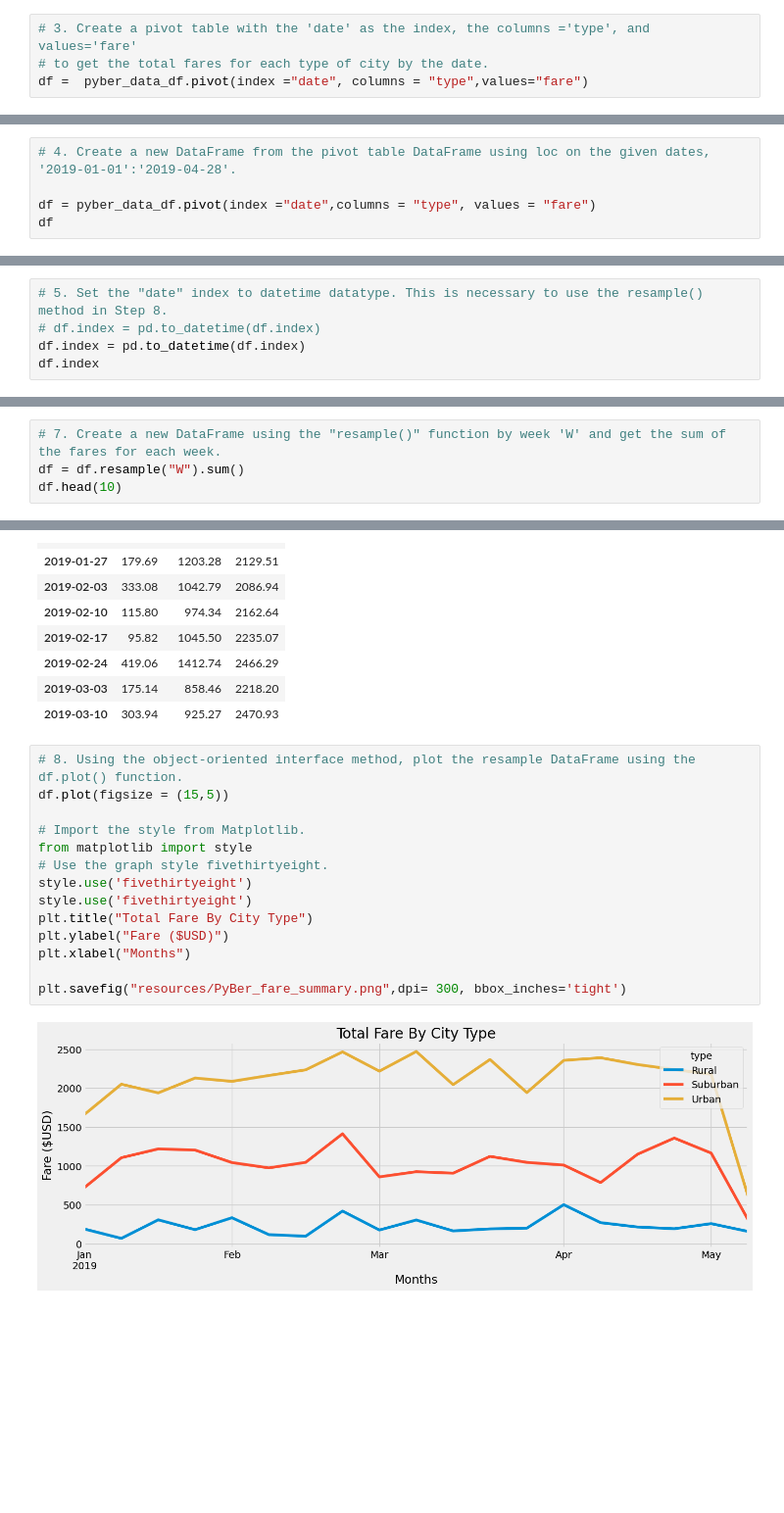
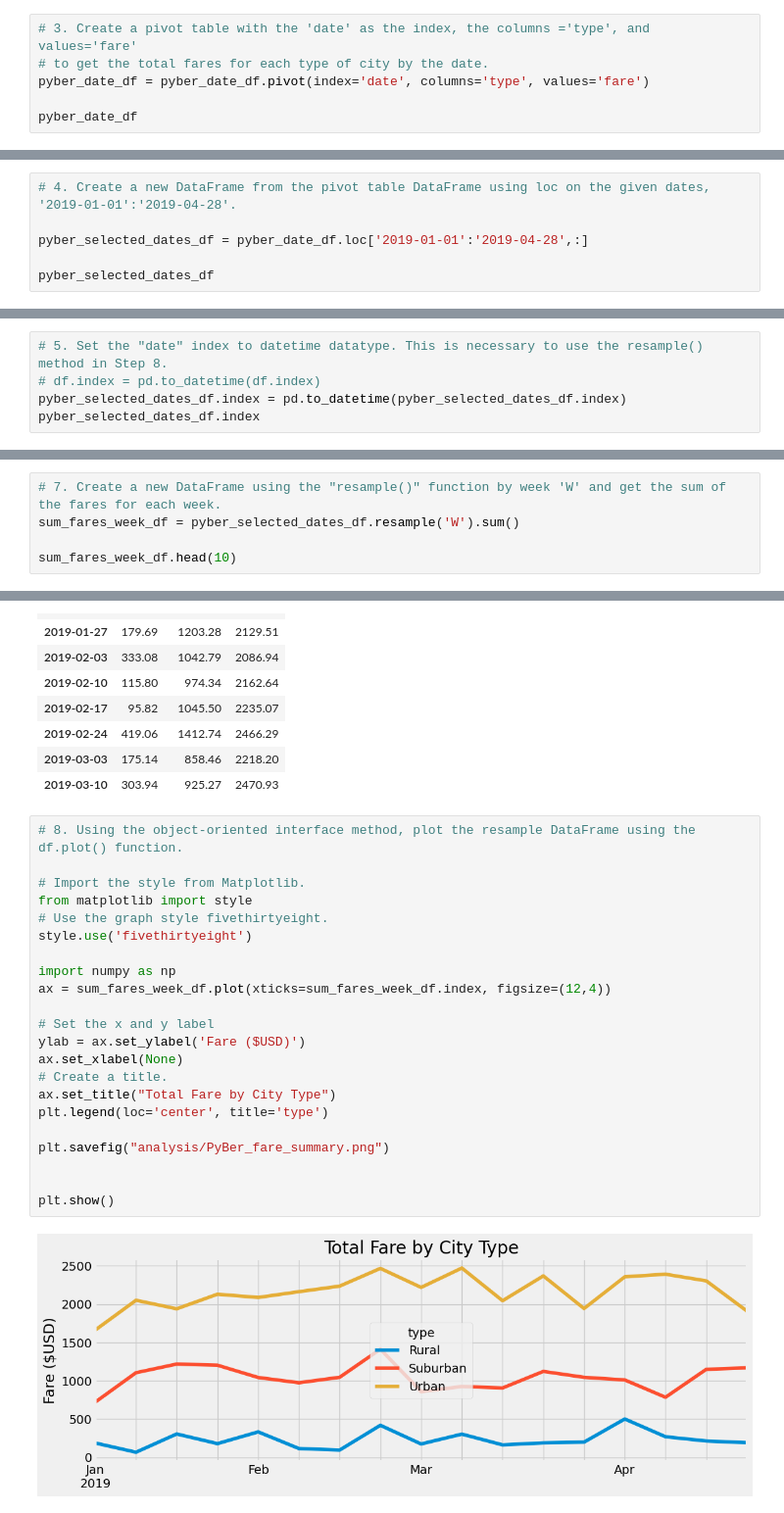
Before and after one commit to ipar2022/PyBer_Analysis, a Jupyter notebook: PyBer_Challenge.ipynb, the cells around one changed output, grey strips where cells are left out. Shown: that part at 98% size. Cells and saved outputs as stored; diff of their text form; blank space fills up the shorter version.

```diff
--- a/PyBer_Challenge.ipynb
+++ b/PyBer_Challenge.ipynb
@@ -162,4 +167,6 @@ NameError: name 'df' is not defined
 # %%
 # 3. Create a pivot table with the 'date' as the index, the columns ='type', and values='fare'
 # to get the total fares for each type of city by the date.
-df =  pyber_data_df.pivot(index ="date", columns = "type",values="fare")
+pyber_date_df = pyber_date_df.pivot(index='date', columns='type', values='fare')
+
+pyber_date_df
@@ -166,8 +188,9 @@ df =  pyber_data_df.pivot(index ="date", columns = "type",values="fare")
 # %%
 # 4. Create a new DataFrame from the pivot table DataFrame using loc on the given dates, '2019-01-01':'2019-04-28'.
 
-df = pyber_data_df.pivot(index ="date",columns = "type", values = "fare")
-df
+pyber_selected_dates_df = pyber_date_df.loc['2019-01-01':'2019-04-28',:]
+
+pyber_selected_dates_df
 # %% [output]
 | type | Rural | Suburban | Urban |
 | date |  |  |  |
@@ -186,8 +209,8 @@ df
 # %%
 # 5. Set the "date" index to datetime datatype. This is necessary to use the resample() method in Step 8.
 # df.index = pd.to_datetime(df.index)
-df.index = pd.to_datetime(df.index)
-df.index
+pyber_selected_dates_df.index = pd.to_datetime(pyber_selected_dates_df.index)
+pyber_selected_dates_df.index
 # %% [output]
 DatetimeIndex(['2019-01-01 00:08:16', '2019-01-01 00:46:46',
                '2019-01-01 02:07:24', '2019-01-01 03:46:50',
@@ -218,7 +241,8 @@ memory usage: 74.2 KB
 # %%
 # 7. Create a new DataFrame using the "resample()" function by week 'W' and get the sum of the fares for each week.
-df = df.resample("W").sum()
-df.head(10)
+sum_fares_week_df = pyber_selected_dates_df.resample('W').sum()
+
+sum_fares_week_df.head(10)
 # %% [output]
 | type | Rural | Suburban | Urban |
 | date |  |  |  |
@@ -234,17 +258,25 @@ df.head(10)
 | 2019-03-10 | 303.94 | 925.27 | 2470.93 |
 # %%
 # 8. Using the object-oriented interface method, plot the resample DataFrame using the df.plot() function.
-df.plot(figsize = (15,5))
 
 # Import the style from Matplotlib.
 from matplotlib import style
 # Use the graph style fivethirtyeight.
 style.use('fivethirtyeight')
-style.use('fivethirtyeight')
-plt.title("Total Fare By City Type")
-plt.ylabel("Fare ($USD)")
-plt.xlabel("Months")
 
-plt.savefig("resources/PyBer_fare_summary.png",dpi= 300, bbox_inches='tight')
+import numpy as np
+ax = sum_fares_week_df.plot(xticks=sum_fares_week_df.index, figsize=(12,4))
+
+# Set the x and y label
+ylab = ax.set_ylabel('Fare ($USD)')
+ax.set_xlabel(None)
+# Create a title.
+ax.set_title("Total Fare by City Type")
+plt.legend(loc='center', title='type')
+
+plt.savefig("analysis/PyBer_fare_summary.png")
+
+
+plt.show()
 # %% [output]
-[figure, old version]
+[figure, new version]
```
Also changed, not shown: parts of 11 cells of this notebook, 1 other file.
